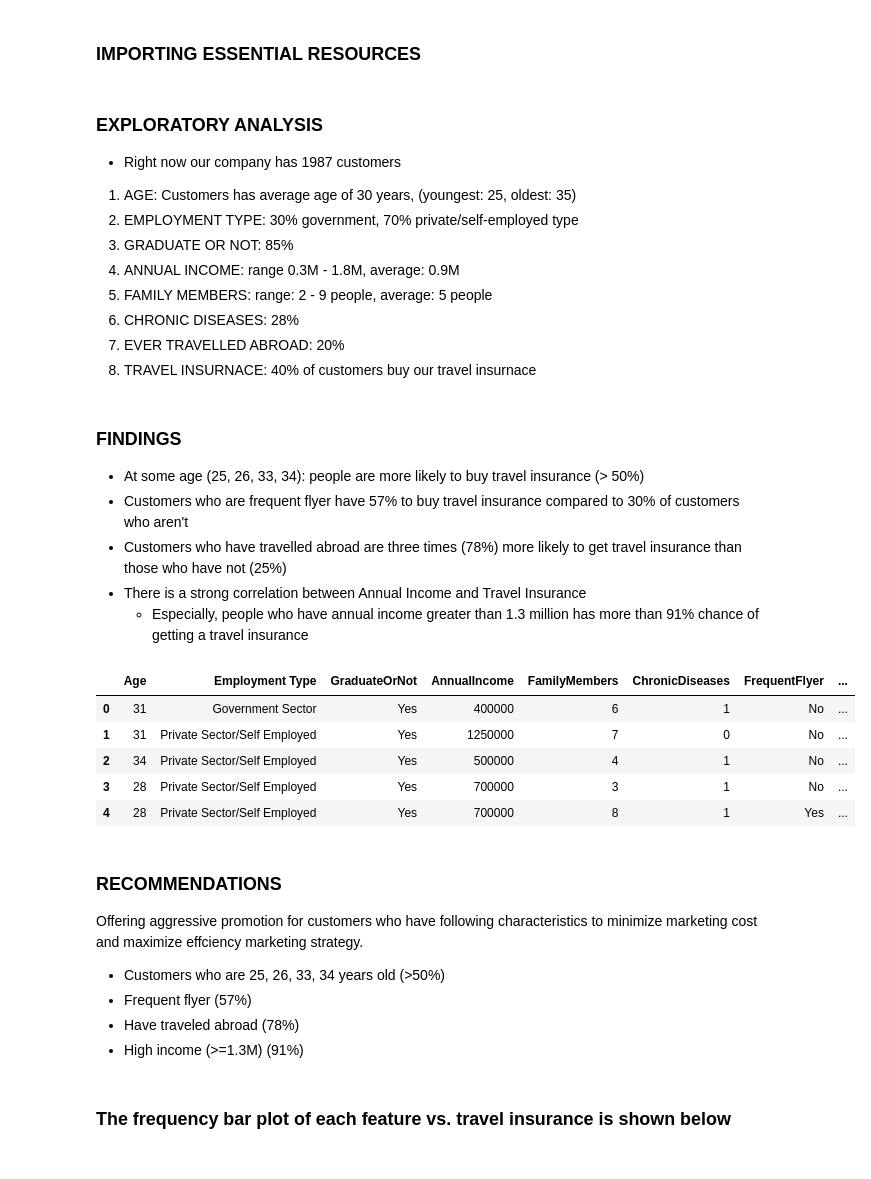
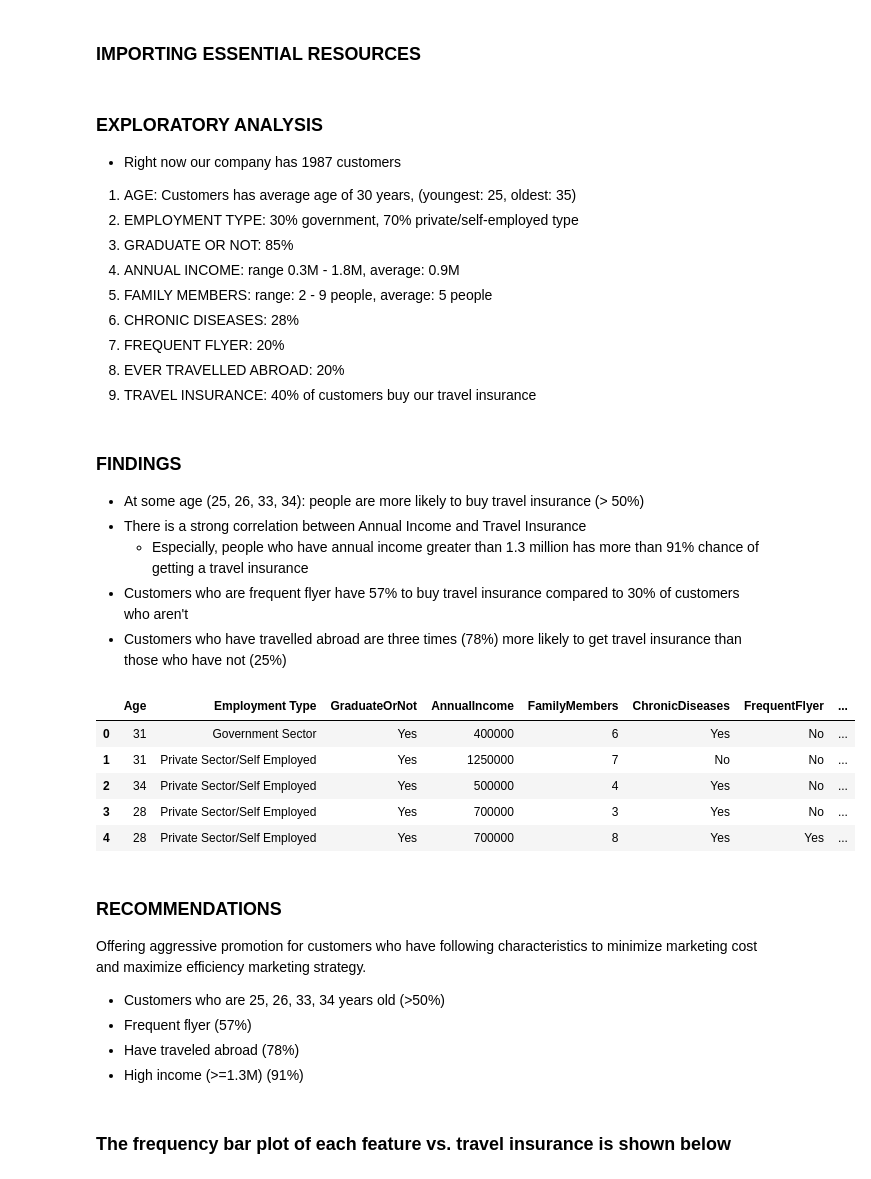
Before and after one commit to n2tp1311/da-case-study, a Jupyter notebook: notebook.ipynb, the cells around one changed output. Cells and saved outputs as stored; diff of their text form; code cells hidden in the pictures.

```diff
--- a/notebook.ipynb
+++ b/notebook.ipynb
@@ -53,33 +49,35 @@ def my_crosstab(data, x, y, legend=None, showData=False):
 4. ANNUAL INCOME: range 0.3M - 1.8M, average: 0.9M
 5. FAMILY MEMBERS: range: 2 - 9 people, average: 5 people
 6. CHRONIC DISEASES: 28%
+7. FREQUENT FLYER: 20%
 7. EVER TRAVELLED ABROAD: 20%
-8. TRAVEL INSURNACE: 40% of customers buy our travel insurnace
+8. TRAVEL INSURANCE: 40% of customers buy our travel insurance
 # %% [markdown]
 ### FINDINGS
 - At some age (25, 26, 33, 34): people are more likely to buy travel insurance (> 50%)
+- There is a strong correlation between Annual Income and Travel Insurance
+  - Especially, people who have annual income greater than 1.3 million has more than 91% chance of getting a travel insurance
 - Customers who are frequent flyer have 57% to buy travel insurance compared to 30% of customers who aren't
 - Customers who have travelled abroad are three times (78%) more likely to get travel insurance than those who have not (25%)
-- There is a strong correlation between Annual Income and Travel Insurance
-  - Especially, people who have annual income greater than 1.3 million has more than 91% chance of getting a travel insurance
 # %%
 # customers['FrequentFlyer'] = [1 if isFrequent == "Yes" else 0 for isFrequent in customers.FrequentFlyer]
 # customers['EverTravelledAbroad'] = [1 if haveEverTravelledAbroad == "Yes" else 0 for haveEverTravelledAbroad in customers.EverTravelledAbroad]
 # customers['GraduateOrNot'] = [1 if isGraduate == "Yes" else 0 for isGraduate in customers.GraduateOrNot]
+customers['ChronicDiseases'] = ["Yes" if haveChronic == 1 else "No" for haveChronic in customers.ChronicDiseases]
 # customers['Employment Type'] = [1 if isGovernment == "Government Sector" else 0 for isGovernment in customers['Employment Type']]
 customers.head(5)
 # customers.describe()
 # customers.corr()
 # %% [output]
 |  | Age | Employment Type | GraduateOrNot | AnnualIncome | FamilyMembers | ChronicDiseases | FrequentFlyer | ... |
-| 0 | 31 | Government Sector | Yes | 400000 | 6 | 1 | No | ... |
-| 1 | 31 | Private Sector/Self Employed | Yes | 1250000 | 7 | 0 | No | ... |
-| 2 | 34 | Private Sector/Self Employed | Yes | 500000 | 4 | 1 | No | ... |
-| 3 | 28 | Private Sector/Self Employed | Yes | 700000 | 3 | 1 | No | ... |
-| 4 | 28 | Private Sector/Self Employed | Yes | 700000 | 8 | 1 | Yes | ... |
+| 0 | 31 | Government Sector | Yes | 400000 | 6 | Yes | No | ... |
+| 1 | 31 | Private Sector/Self Employed | Yes | 1250000 | 7 | No | No | ... |
+| 2 | 34 | Private Sector/Self Employed | Yes | 500000 | 4 | Yes | No | ... |
+| 3 | 28 | Private Sector/Self Employed | Yes | 700000 | 3 | Yes | No | ... |
+| 4 | 28 | Private Sector/Self Employed | Yes | 700000 | 8 | Yes | Yes | ... |
 # %% [markdown]
 ### RECOMMENDATIONS
-Offering aggressive promotion for customers who have following characteristics to minimize marketing cost and maximize effciency marketing strategy.
+Offering aggressive promotion for customers who have following characteristics to minimize marketing cost and maximize efficiency marketing strategy.
 - Customers who are 25, 26, 33, 34 years old (>50%)
 - Frequent flyer (57%)
 - Have traveled abroad (78%)
```
Also changed, not shown: parts of 5 cells of this notebook, 11 other files.
